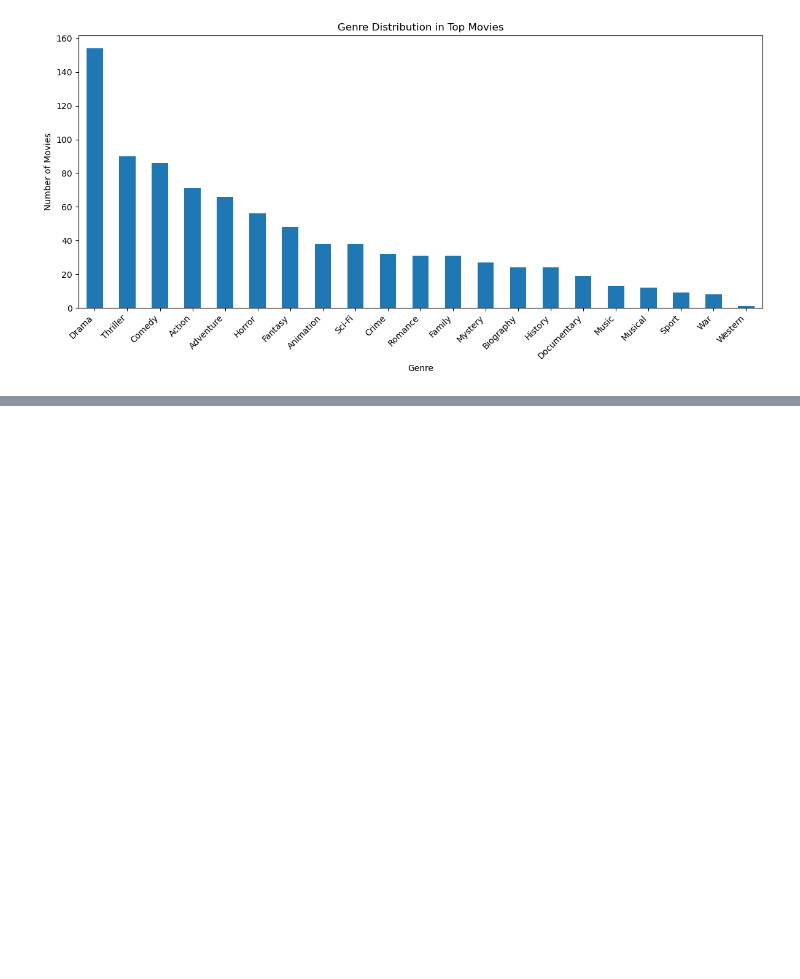
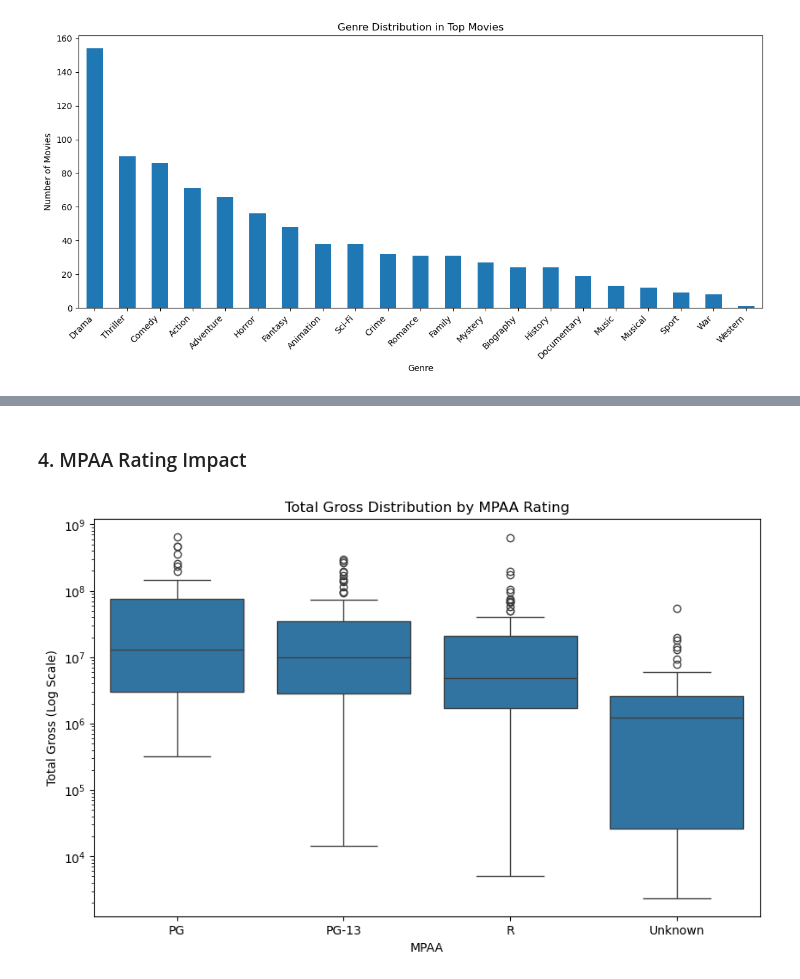
Before and after one commit to BrianRono7/Phase_2_Project, a Jupyter notebook: Phase_2_Project.ipynb, the cells around one changed output, grey strips where cells are left out. Saved outputs shown, nothing was run; the diff lists cells and outputs as text; code cells hidden in the pictures; blank space fills up the shorter version.

```diff
--- a/Phase_2_Project.ipynb
+++ b/Phase_2_Project.ipynb
@@ -277,0 +327,11 @@ plt.show()
+# %% [markdown]
+### 4. MPAA Rating Impact
+# %%
+plt.figure(figsize=(10,6))
+sns.boxplot(data=df_clean, x='MPAA', y='Total Gross', order=['PG', 'PG-13', 'R', 'Unknown'])
+plt.yscale('log')
+plt.title('Total Gross Distribution by MPAA Rating')
+plt.ylabel('Total Gross (Log Scale)')
+plt.show()
+# %% [output]
+[figure, added]
```
Also changed, not shown: parts of 4 cells of this notebook.
